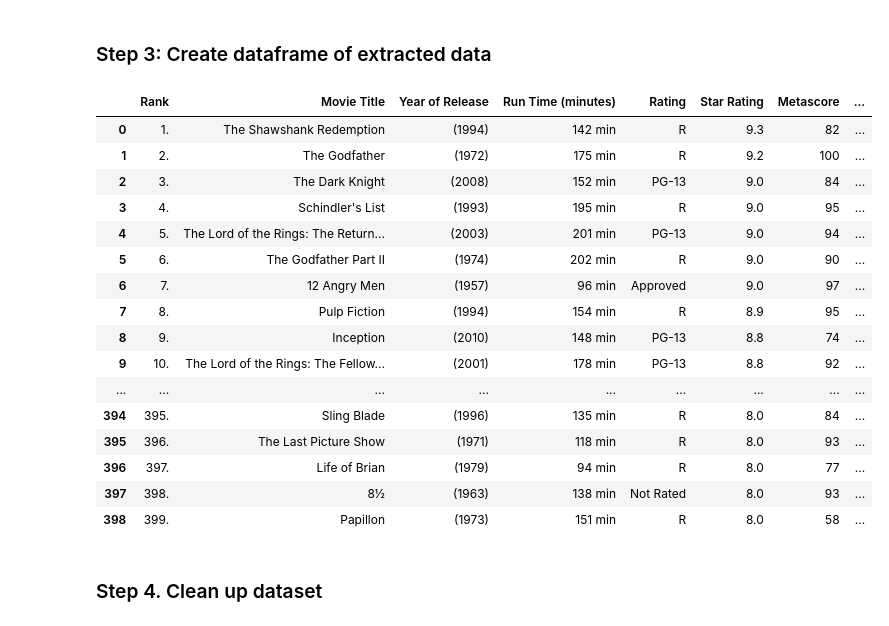
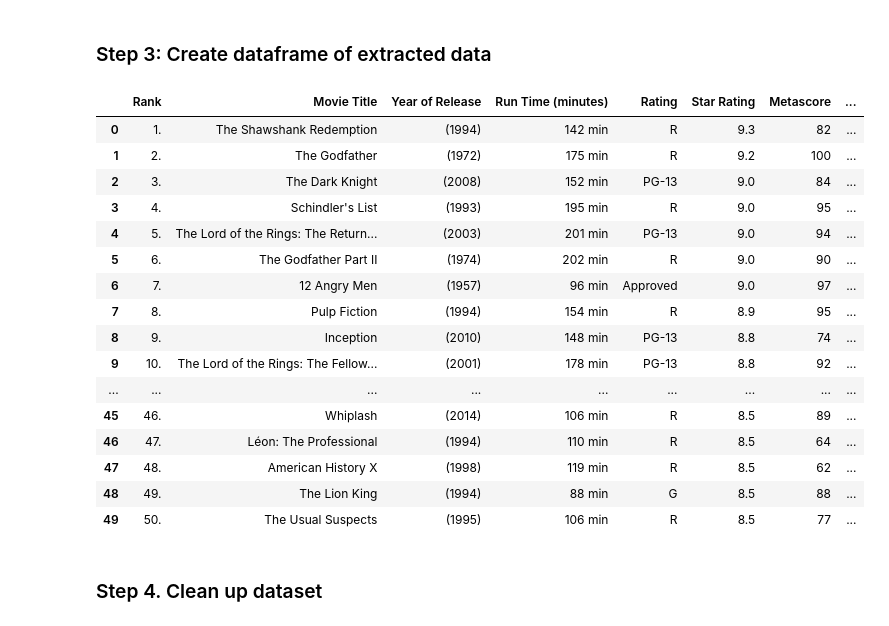
Before and after one commit to akarabayinga/IMDb-Web-Scraper, a Jupyter notebook: IMDb Web Scraper.ipynb, the cells around one changed output. Cells and saved outputs as stored; diff of their text form; code cells hidden in the pictures.

```diff
--- a/IMDb Web Scraper.ipynb
+++ b/IMDb Web Scraper.ipynb
@@ -63,38 +63,37 @@ for link in links:
 # %%
 movie_df = pd.DataFrame(movie_data,
                  # add column names
                  columns = ['Rank',
                             'Movie Title',
                             'Year of Release',
                             'Run Time (minutes)',
                             'Rating',
                             'Star Rating',
                             'Metascore',
                             'Number of Votes',
                             'Gross Revenue in millions (USD)'
                            ])
 
-# view all rows of the dataframe
-pd.set_option('display.max.rows', 1000)
-movie_df
+# overview of the dataframe
+movie_df.head(50)
 # %% [output]
 |  | Rank | Movie Title | Year of Release | Run Time (minutes) | Rating | Star Rating | Metascore | ... |
 | 0 | 1. | The Shawshank Redemption | (1994) | 142 min | R | 9.3 | 82 | ... |
 | 1 | 2. | The Godfather | (1972) | 175 min | R | 9.2 | 100 | ... |
 | 2 | 3. | The Dark Knight | (2008) | 152 min | PG-13 | 9.0 | 84 | ... |
 | 3 | 4. | Schindler's List | (1993) | 195 min | R | 9.0 | 95 | ... |
 | 4 | 5. | The Lord of the Rings: The Return... | (2003) | 201 min | PG-13 | 9.0 | 94 | ... |
 | 5 | 6. | The Godfather Part II | (1974) | 202 min | R | 9.0 | 90 | ... |
 | 6 | 7. | 12 Angry Men | (1957) | 96 min | Approved | 9.0 | 97 | ... |
 | 7 | 8. | Pulp Fiction | (1994) | 154 min | R | 8.9 | 95 | ... |
 | 8 | 9. | Inception | (2010) | 148 min | PG-13 | 8.8 | 74 | ... |
 | 9 | 10. | The Lord of the Rings: The Fellow... | (2001) | 178 min | PG-13 | 8.8 | 92 | ... |
 | ... | ... | ... | ... | ... | ... | ... | ... | ... |
-| 394 | 395. | Sling Blade | (1996) | 135 min | R | 8.0 | 84 | ... |
-| 395 | 396. | The Last Picture Show | (1971) | 118 min | R | 8.0 | 93 | ... |
-| 396 | 397. | Life of Brian | (1979) | 94 min | R | 8.0 | 77 | ... |
-| 397 | 398. | 8½ | (1963) | 138 min | Not Rated | 8.0 | 93 | ... |
-| 398 | 399. | Papillon | (1973) | 151 min | R | 8.0 | 58 | ... |
+| 45 | 46. | Whiplash | (2014) | 106 min | R | 8.5 | 89 | ... |
+| 46 | 47. | Léon: The Professional | (1994) | 110 min | R | 8.5 | 64 | ... |
+| 47 | 48. | American History X | (1998) | 119 min | R | 8.5 | 62 | ... |
+| 48 | 49. | The Lion King | (1994) | 88 min | G | 8.5 | 88 | ... |
+| 49 | 50. | The Usual Suspects | (1995) | 106 min | R | 8.5 | 77 | ... |
 # %% [markdown]
 ### Step 4. Clean up dataset
 # %%
```
Also changed, not shown: parts of 1 cell of this notebook.
